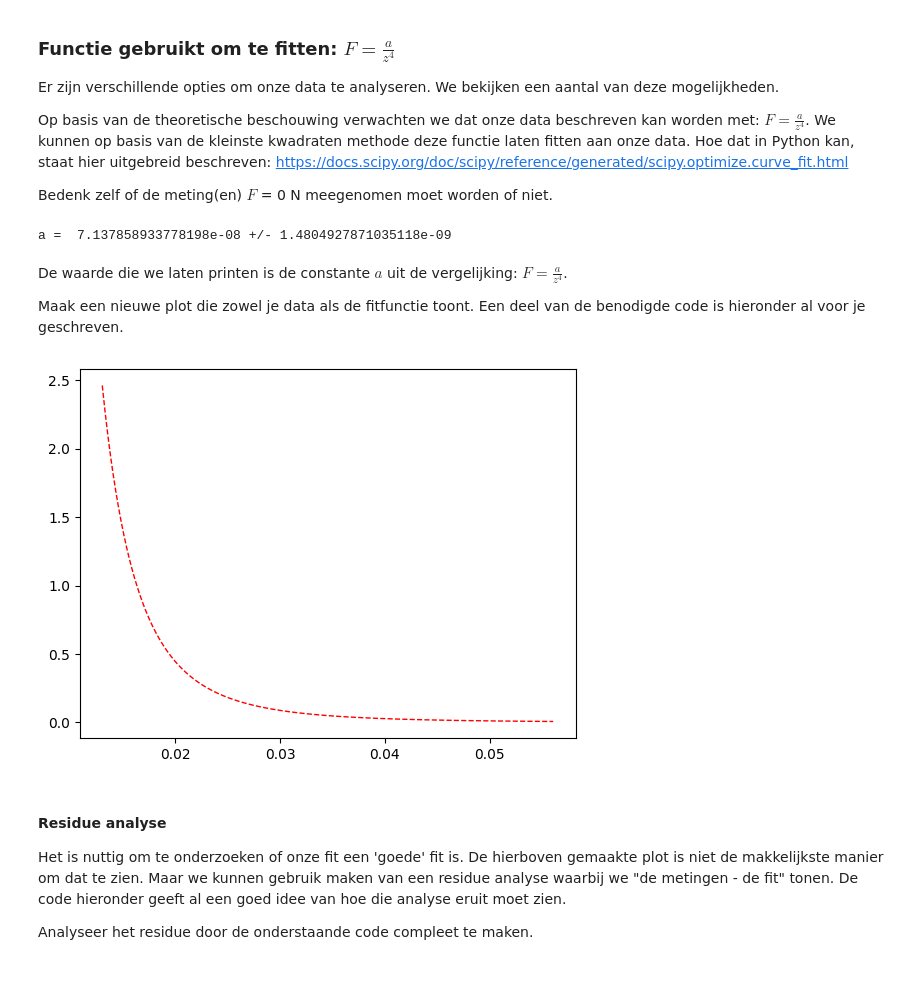
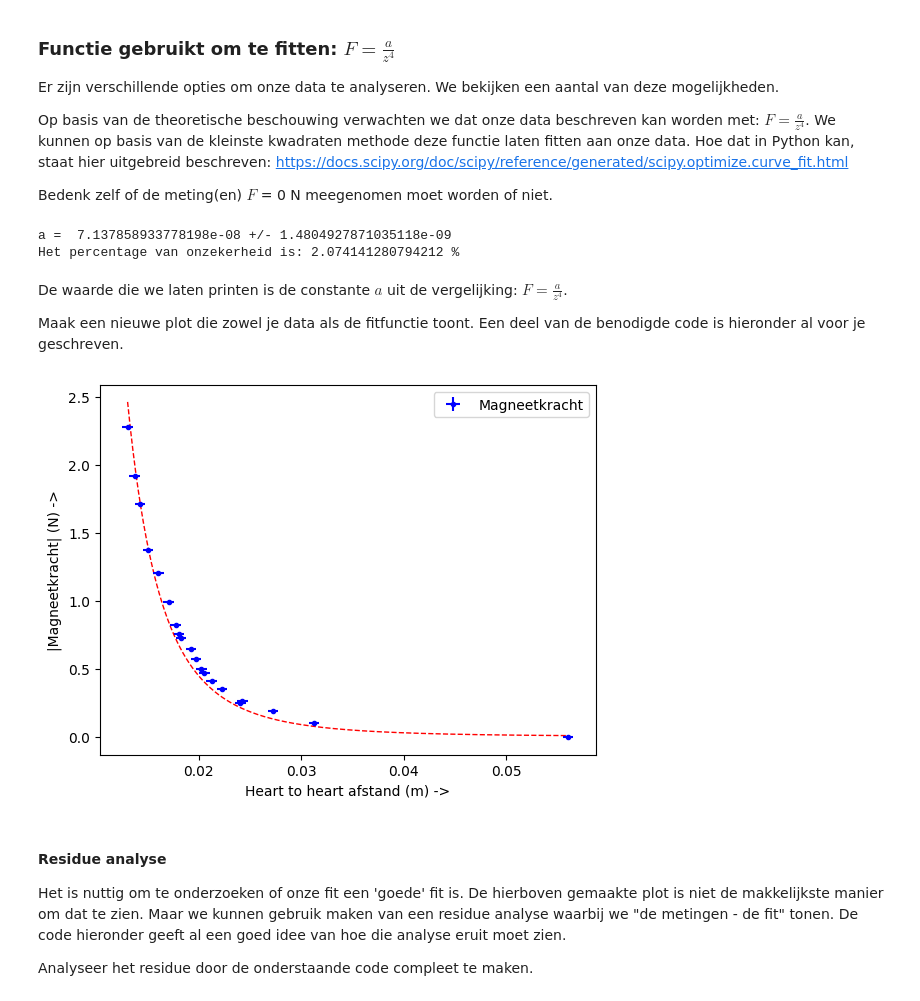
Before and after one commit to Emcrypted-Dev/practicum131023, a Jupyter notebook: IE1_labjournaal_NL.ipynb, the cells around one changed output. Drawn from its saved outputs; the diff is of its cells as text; code cells hidden in the pictures.

```diff
--- a/IE1_labjournaal_NL.ipynb
+++ b/IE1_labjournaal_NL.ipynb
@@ -177,8 +177,10 @@ def func(x, a):
 popt, pcov = curve_fit(func, z, F)
 
 print('a = ', popt[0], '+/-', np.sqrt(pcov[0, 0]))
+print("Het percentage van onzekerheid is:",np.sqrt(pcov[0,0])*100/popt[0],"%")
 # %% [output]
 a =  7.137858933778198e-08 +/- 1.4804927871035118e-09
+Het percentage van onzekerheid is: 2.074141280794212 %
 # %% [markdown]
 De waarde die we laten printen is de constante $a$ uit de vergelijking: $ F = \frac{a}{z^4} $.
 
@@ -186,19 +188,25 @@ Maak een nieuwe plot die zowel je data als de fitfunctie toont. Een deel van de
 # %%
 #(F,z)-plot met foutenbalken en fitfunctie
 plt.figure()
 
 #** [your code] **
 
 min_value_z = min(z)
 max_value_z = max(z)
 
 x = np.linspace(min_value_z, max_value_z, 1000)
 y = func(x, *popt)
 
 plt.plot(x, y, 'r--', linewidth=1)
+
+plt.xlabel("Heart to heart afstand (m) ->")
+plt.ylabel("|Magneetkracht| (N) ->")
+plt.errorbar(z, F, u_F, u_z, 'b.',label="Magneetkracht")
+plt.legend()
+
 plt.show()
 # %% [output]
-[figure, old version]
+[figure, new version]
 # %% [markdown]
 #### Residue analyse
 Het is nuttig om te onderzoeken of onze fit een 'goede' fit is. De hierboven gemaakte plot is niet de makkelijkste manier om dat te zien. Maar we kunnen gebruik maken van een residue analyse waarbij we "de metingen - de fit" tonen. De code hieronder geeft al een goed idee van hoe die analyse eruit moet zien.
```
Also changed, not shown: parts of 16 cells of this notebook.
